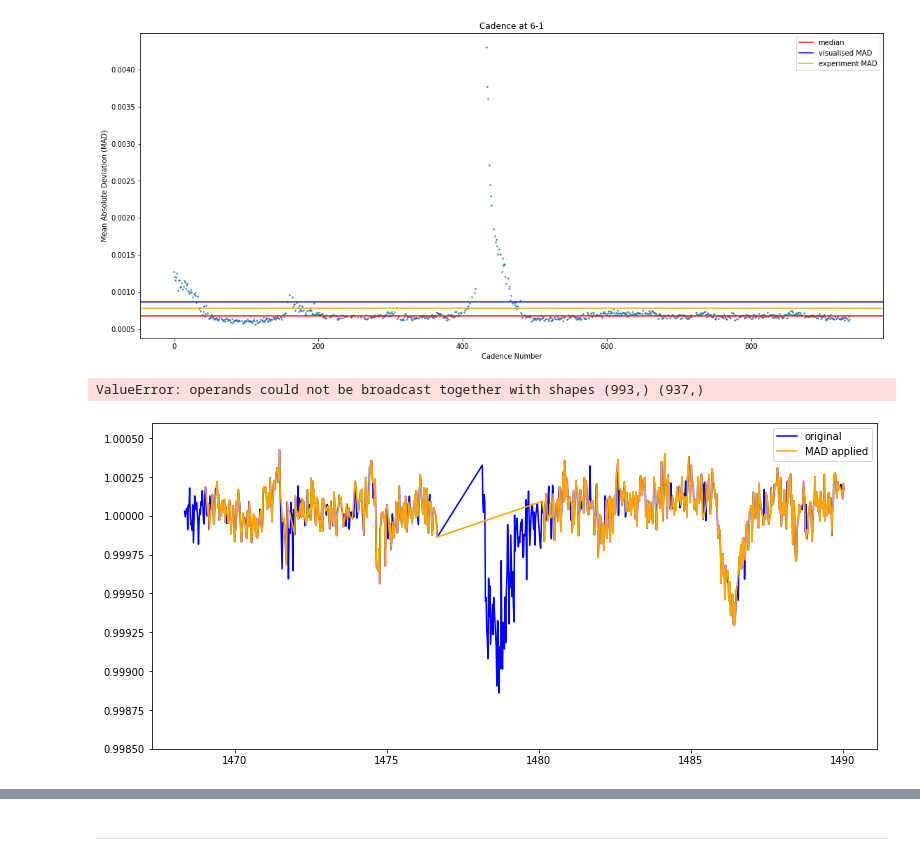
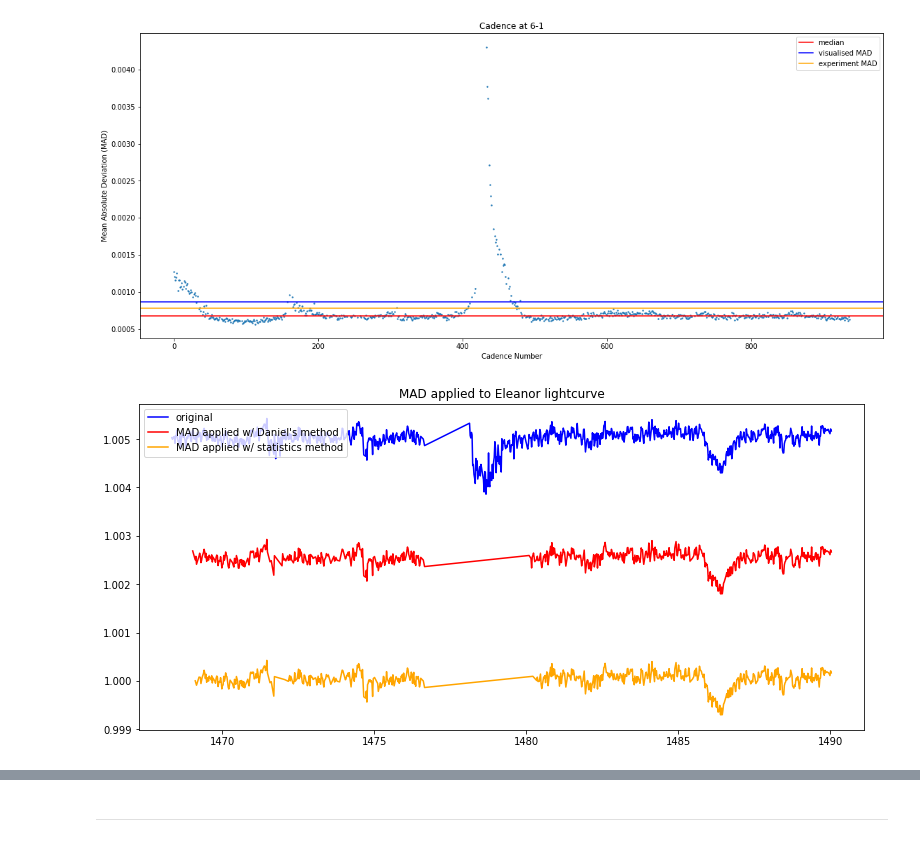
Before and after one commit to azibn/automated_exocomet_hunt, a Jupyter notebook: Notebooks/Eleanor_Test.ipynb, the cells around one changed output, grey strips where cells are left out. Cells and saved outputs as stored; diff of their text form; code cells hidden in the pictures.

```diff
--- a/Notebooks/Eleanor_Test.ipynb
+++ b/Notebooks/Eleanor_Test.ipynb
@@ -149,9 +149,7 @@ for i in bad_times:
     newchunk = (star_data.time[q]<i[0])|(star_data.time[q]>i[1])
     mask = mask & newchunk
 # %%
-(star_data[(star_data.quality == 0) & mask & mad_cut])
+#(star_data[(star_data.quality == 0) & mask & mad_cut])
-# %% [output]
-ValueError: operands could not be broadcast together with shapes (993,) (937,)
 # %%
 df = pd.DataFrame(data=[star_data.quality[q],star_data.corr_flux[q],star_data.time[q]]).T
 # %%
@@ -161,10 +159,12 @@ df.columns = cols
 df.normalised_corr_flux = normalise_lc(df.corr_flux)
 # %%
 plt.figure(figsize=(13,6))
-plt.plot(df.time[(df.quality==0)],df.normalised_corr_flux[(df.quality==0)],c='blue',label='original')
-plt.plot(df.time[(df.quality==0) & mask & mad_cut],df.normalised_corr_flux[(df.quality==0) & mask & mad_cut],c='orange',label='MAD applied')
-plt.ylim([0.9985,1.0006])
-plt.legend()
+plt.plot(df.time[(df.quality==0)],df.normalised_corr_flux[(df.quality==0)] + 0.005,c='blue',label='original')
+plt.plot(df.time[(df.quality==0) & mask & mad_cut],df.normalised_corr_flux[(df.quality==0) & mask & mad_cut] + 0.0025,c='red',label='MAD applied w/ Daniel\'s method')
+plt.plot(df.time[(df.quality==0) & mask & mad_cut2],df.normalised_corr_flux[(df.quality==0) & mask & mad_cut2],c='orange',label='MAD applied w/ statistics method')
+plt.title('MAD applied to Eleanor lightcurve')
+#plt.ylim([0.9985,1.0006])
+plt.legend(loc='upper left')
 plt.show()
 # %% [output]
-[figure, old version]
+[figure, new version]
```
Also changed, not shown: parts of 8 cells of this notebook, 2 other files.
